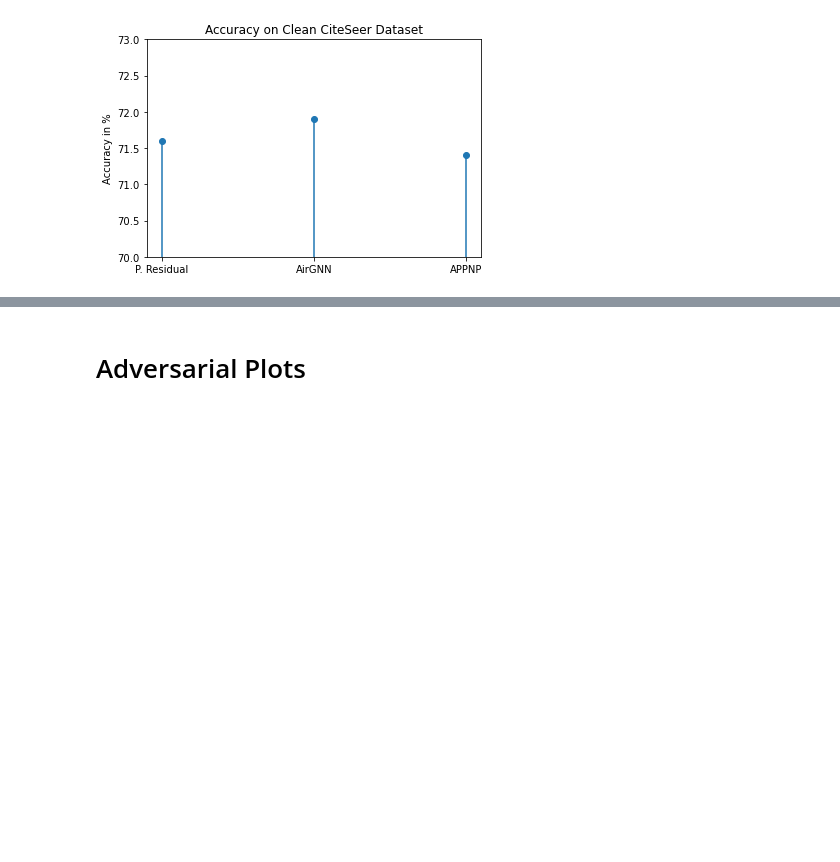
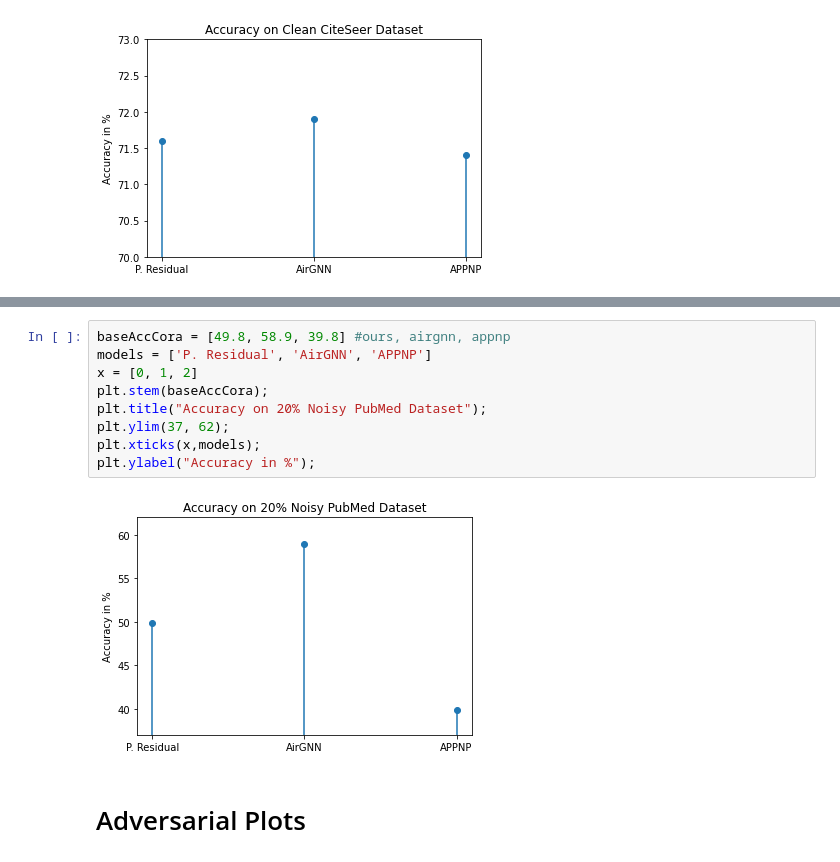
Before and after one commit to Karthik2924/Probabalistic_Graph_Residual, a Jupyter notebook: CreateGraphs_Template.ipynb, the cells around one changed output, grey strips where cells are left out. Drawn from its saved outputs; the diff is of its cells as text; blank space fills up the shorter version.

```diff
--- a/CreateGraphs_Template.ipynb
+++ b/CreateGraphs_Template.ipynb
@@ -53,3 +77,14 @@ plt.ylabel("Accuracy in %");
+# %%
+baseAccCora = [49.8, 58.9, 39.8] #ours, airgnn, appnp
+models = ['P. Residual', 'AirGNN', 'APPNP']
+x = [0, 1, 2]
+plt.stem(baseAccCora);
+plt.title("Accuracy on 20% Noisy PubMed Dataset");
+plt.ylim(37, 62);
+plt.xticks(x,models);
+plt.ylabel("Accuracy in %");
+# %% [output]
+[figure, added]
 # %% [markdown]
 # Adversarial Plots
 # %%
```
Also changed, not shown: parts of 10 cells of this notebook.
